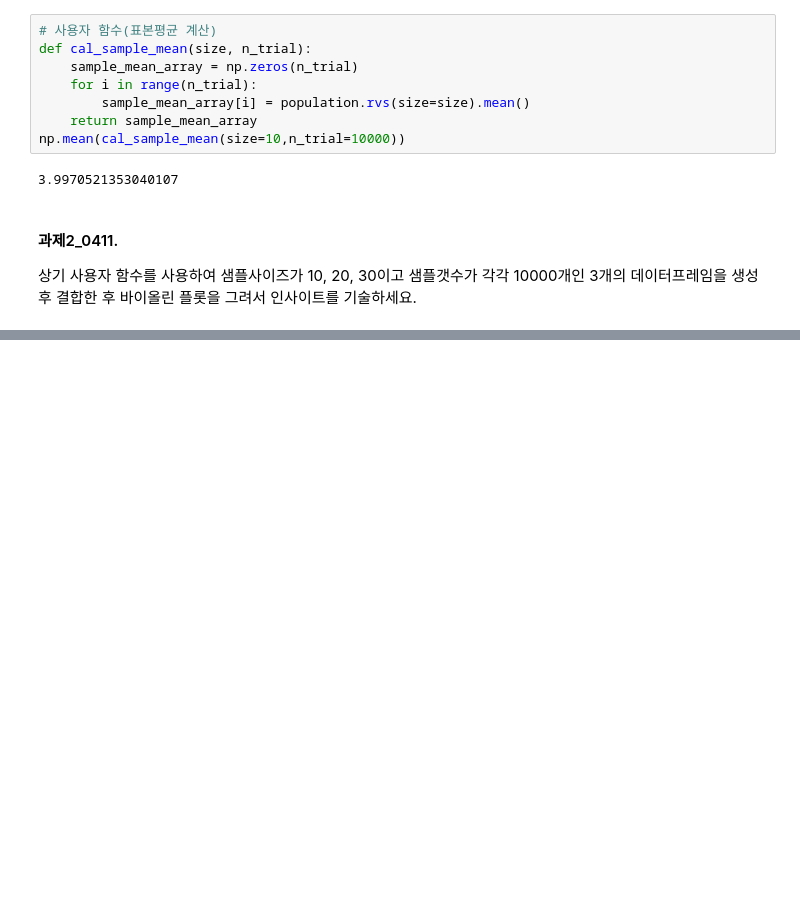
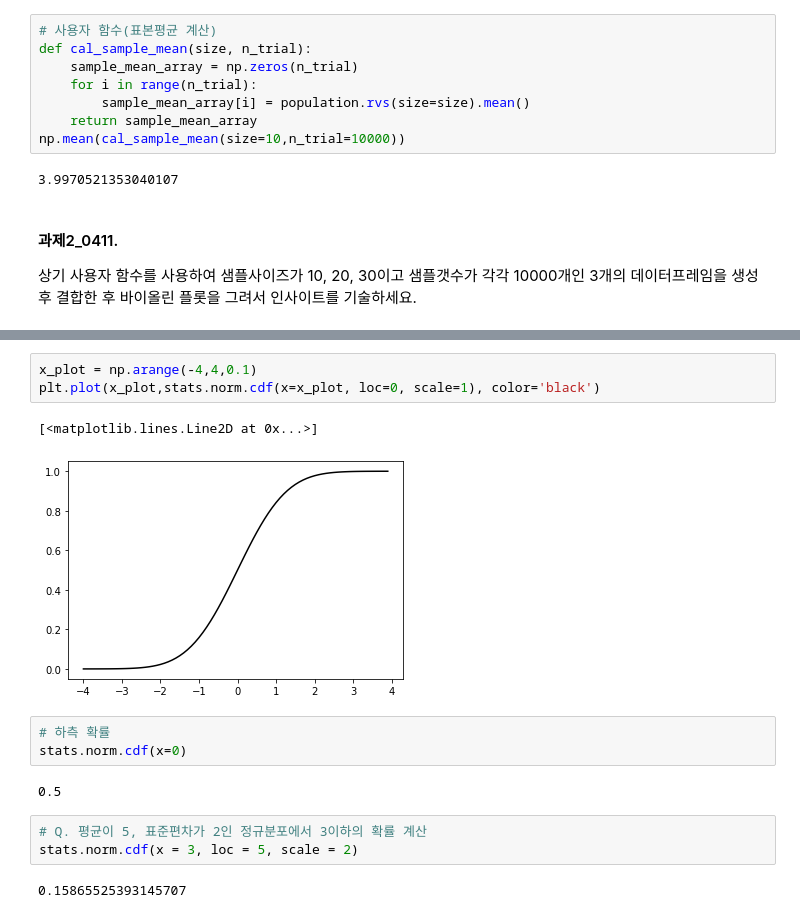
Before and after one commit to bnv20/kdt9, a Jupyter notebook: m3_통계수학/stat2_guide.ipynb, the cells around one changed output, grey strips where cells are left out. Cells and saved outputs as stored; diff of their text form; blank space fills up the shorter version.

```diff
--- a/m3_통계수학/stat2_guide.ipynb
+++ b/m3_통계수학/stat2_guide.ipynb
@@ -341,0 +391,16 @@ np.mean(cal_sample_mean(size=10,n_trial=10000))
+# %%
+x_plot = np.arange(-4,4,0.1)
+plt.plot(x_plot,stats.norm.cdf(x=x_plot, loc=0, scale=1), color='black')
+# %% [output]
+[<matplotlib.lines.Line2D at 0x...>]
+[figure, added]
+# %%
+# 하측 확률
+stats.norm.cdf(x=0)
+# %% [output]
+0.5
+# %%
+# Q. 평균이 5, 표준편차가 2인 정규분포에서 3이하의 확률 계산
+stats.norm.cdf(x = 3, loc = 5, scale = 2)
+# %% [output]
+0.15865525393145707
```
Also changed, not shown: parts of 23 cells of this notebook.
